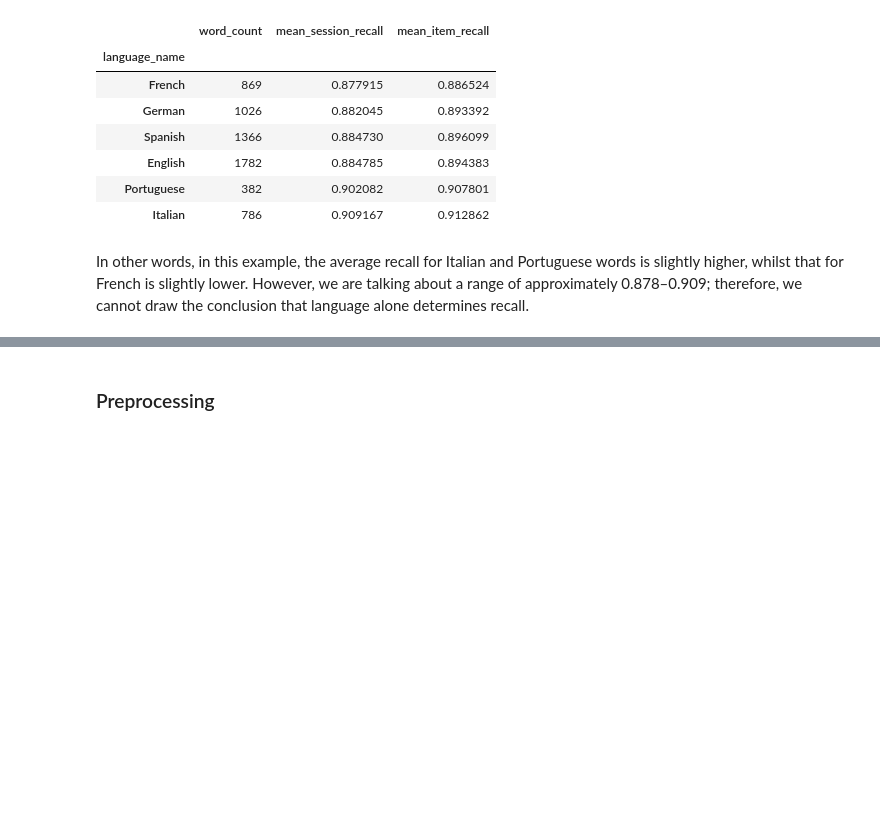
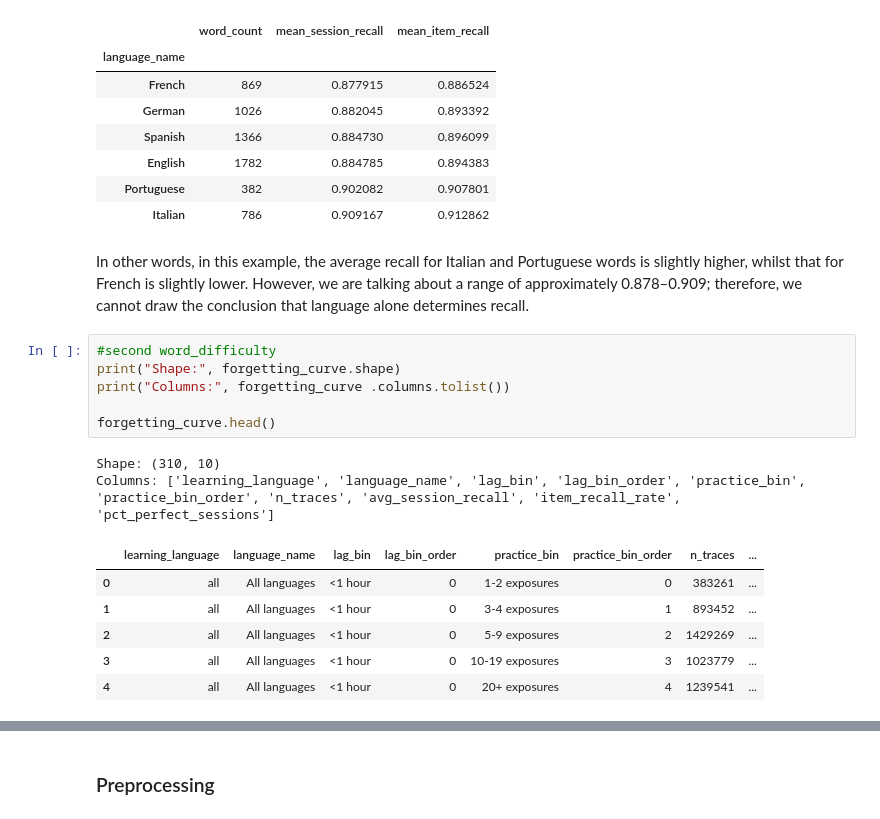
Before and after one commit to ecenurbayraktar/language_retention_predictor, a Jupyter notebook: duolingo_forgetting_prediction.ipynb, the cells around one changed output, grey strips where cells are left out. Saved outputs shown, nothing was run; the diff lists cells and outputs as text; blank space fills up the shorter version.

```diff
--- a/duolingo_forgetting_prediction.ipynb
+++ b/duolingo_forgetting_prediction.ipynb
@@ -578,3 +578,18 @@ language_summary
 | Italian | 786 | 0.909167 | 0.912862 |
 # %% [markdown]
 In other words, in this example, the average recall for Italian and Portuguese words is slightly higher, whilst that for French is slightly lower. However, we are talking about a range of approximately 0.878–0.909; therefore, we cannot draw the conclusion that language alone determines recall.
+# %%
+#second word_difficulty
+print("Shape:", forgetting_curve.shape)
+print("Columns:", forgetting_curve .columns.tolist())
+
+forgetting_curve.head()
+# %% [output]
+Shape: (310, 10)
+Columns: ['learning_language', 'language_name', 'lag_bin', 'lag_bin_order', 'practice_bin', 'practice_bin_order', 'n_traces', 'avg_session_recall', 'item_recall_rate', 'pct_perfect_sessions']
+|  | learning_language | language_name | lag_bin | lag_bin_order | practice_bin | practice_bin_order | n_traces | ... |
+| 0 | all | All languages | <1 hour | 0 | 1-2 exposures | 0 | 383261 | ... |
+| 1 | all | All languages | <1 hour | 0 | 3-4 exposures | 1 | 893452 | ... |
+| 2 | all | All languages | <1 hour | 0 | 5-9 exposures | 2 | 1429269 | ... |
+| 3 | all | All languages | <1 hour | 0 | 10-19 exposures | 3 | 1023779 | ... |
+| 4 | all | All languages | <1 hour | 0 | 20+ exposures | 4 | 1239541 | ... |
```
Also changed, not shown: parts of 33 cells of this notebook.
